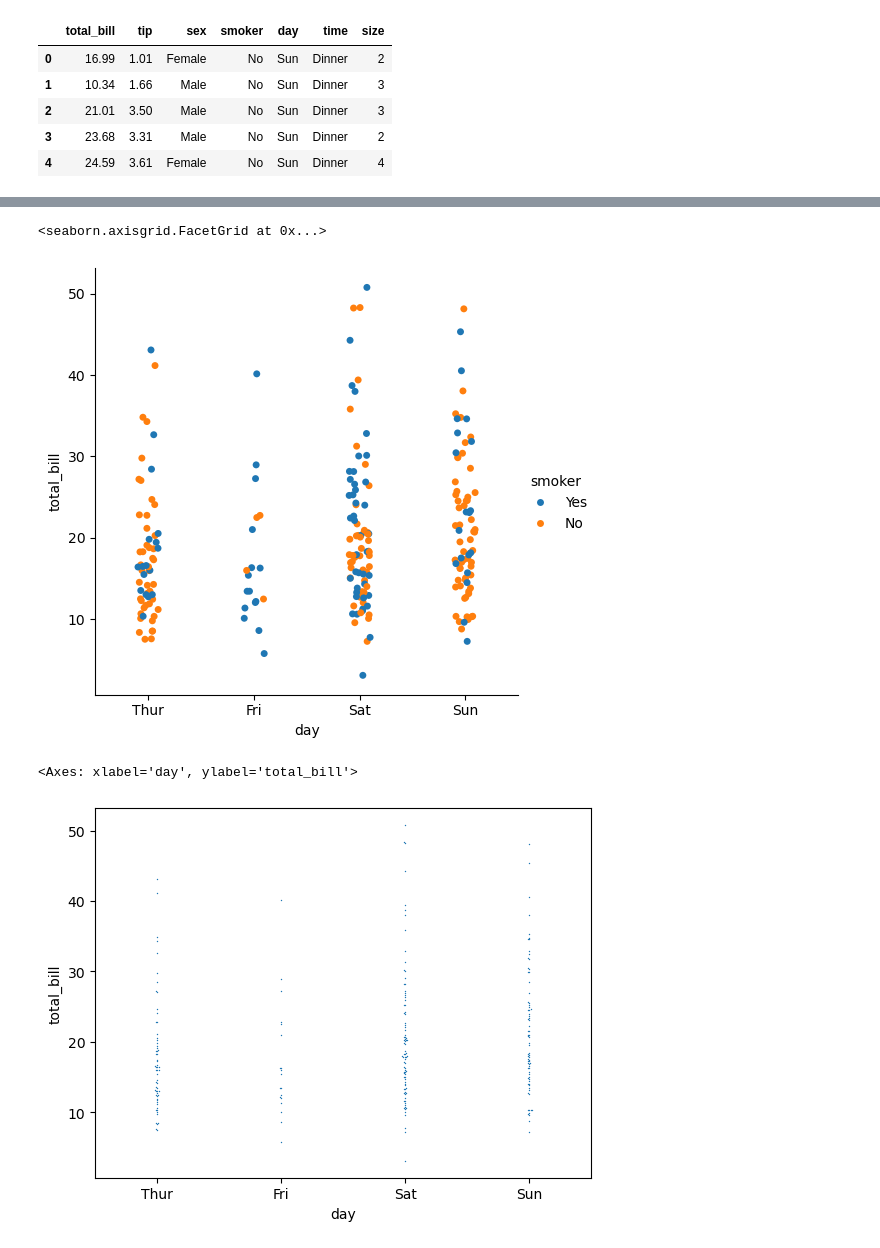
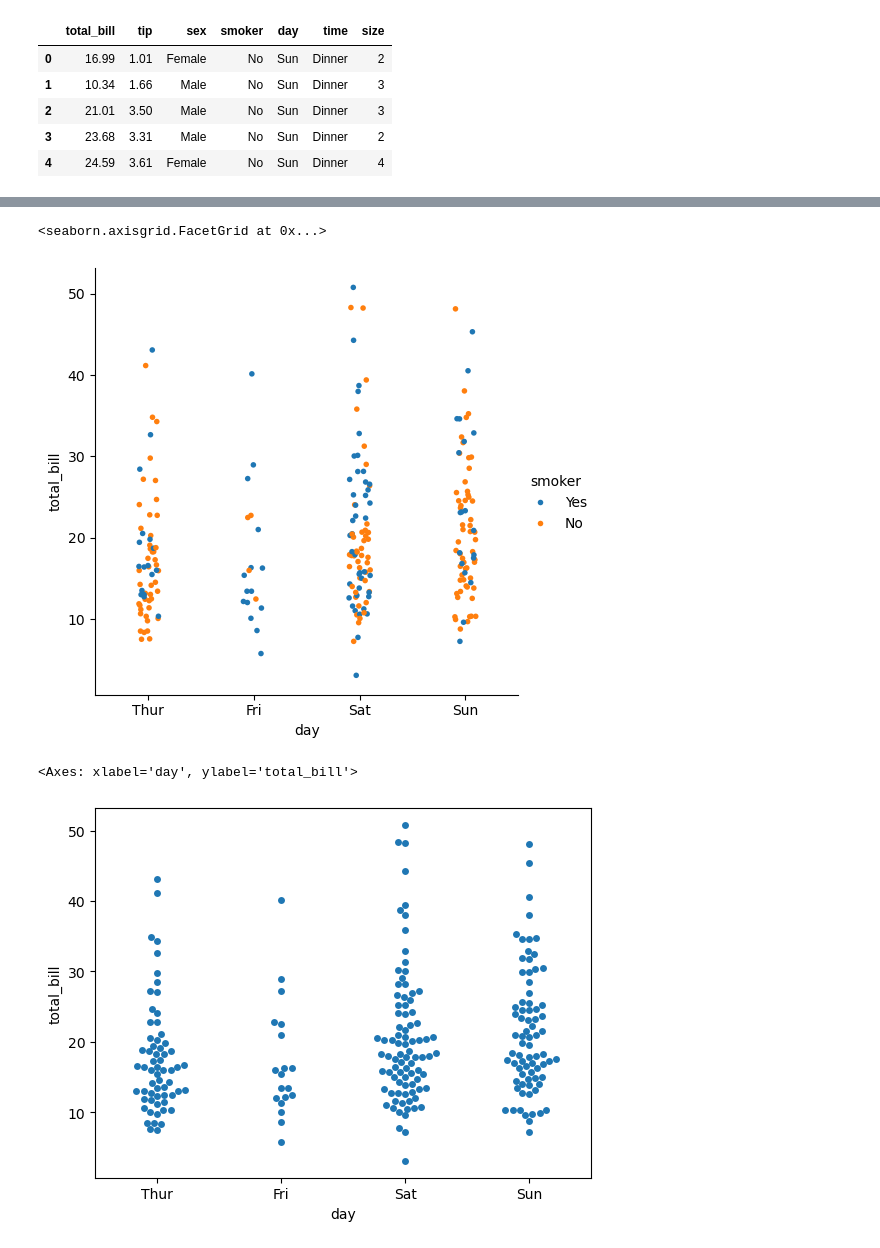
Before and after one commit to hirenkanzariya01/Data-visualization-, a Jupyter notebook: seaborn.ipynb, the cells around one changed output, grey strips where cells are left out. Saved outputs shown, nothing was run; the diff lists cells and outputs as text; code cells hidden in the pictures.

Commit message:
categorical plots

```diff
--- a/seaborn.ipynb
+++ b/seaborn.ipynb
@@ -224,12 +221,12 @@ sns.stripplot(data=tips , x = 'day', y='total_bill', jitter=0.15)
 # %%
 # using figure level function  catplot
-sns.catplot(data=tips, x = 'day', y = 'total_bill', kind='strip', hue='smoker')
+sns.catplot(data=tips, x = 'day', y = 'total_bill', kind='strip', hue='smoker', size=4)
 # %% [output]
 <seaborn.axisgrid.FacetGrid at 0x...>
-[figure, old version]
+[figure, new version]
 # %%
 # Swamplot
-sns.swarmplot(data=tips, x = 'day', y = 'total_bill', size=1)
+sns.swarmplot(data=tips, x = 'day', y = 'total_bill', size=5)
 # %% [output]
 <Axes: xlabel='day', ylabel='total_bill'>
-[figure, old version]
+[figure, new version]
```
Also changed, not shown: parts of 19 cells of this notebook.
